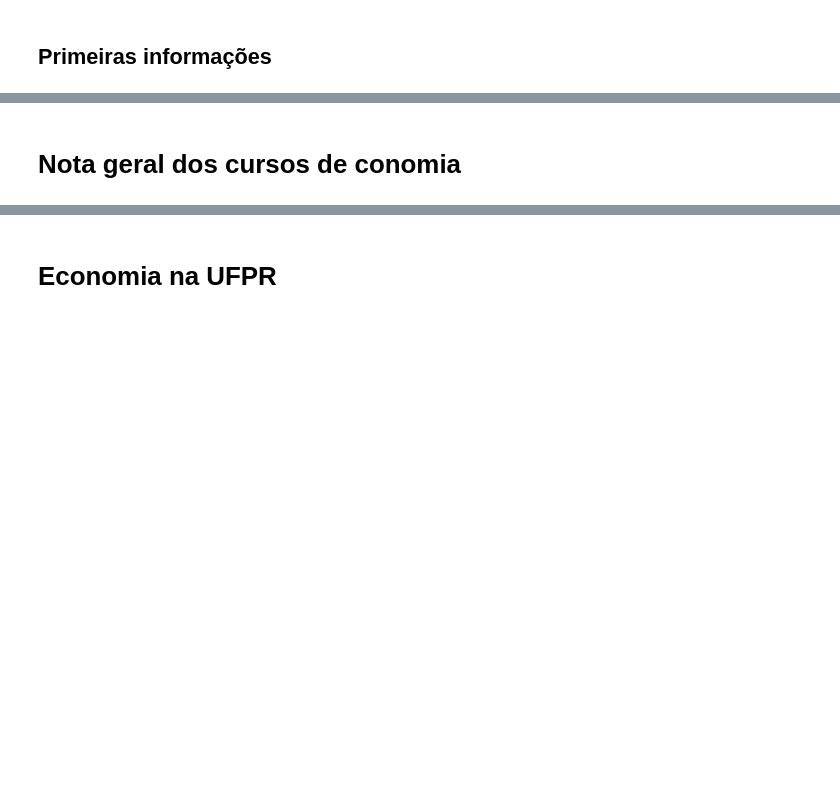
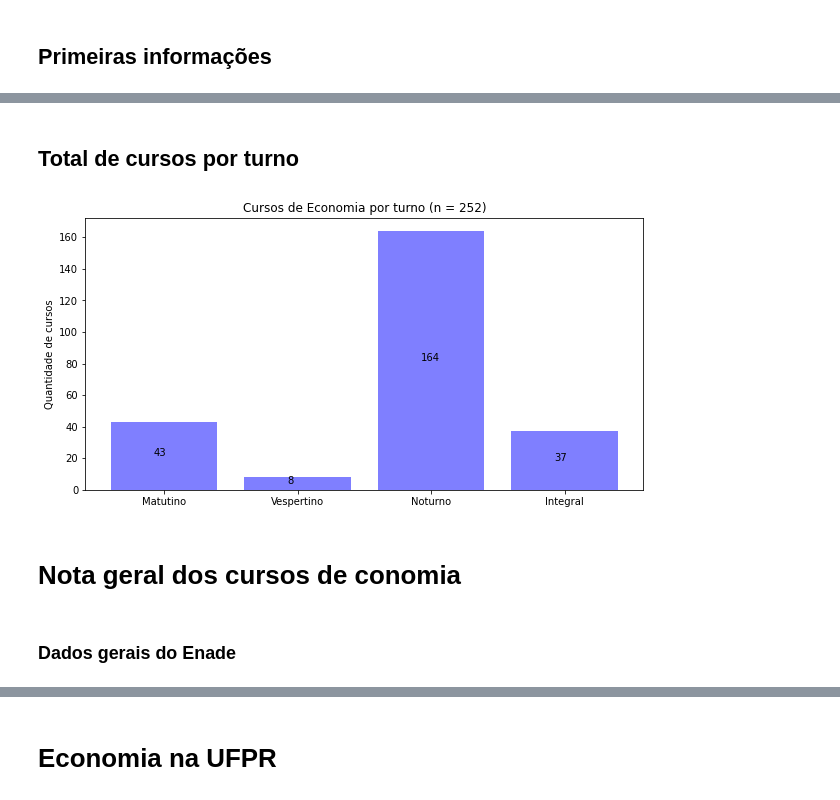
Before and after one commit to AcacioTelechi/estudo-ENADE, a Jupyter notebook: main.ipynb, the cells around one changed output, grey strips where cells are left out. Saved outputs shown, nothing was run; the diff lists cells and outputs as text; code cells hidden in the pictures; blank space fills up the shorter version.

```diff
--- a/main.ipynb
+++ b/main.ipynb
@@ -76,2 +92,25 @@ Total de cursos de economia noturno: 164
+# %% [markdown]
+## Total de cursos por turno
+# %%
+tot_cursos_economia_integral = len(df_economia[df_economia['turno'] == "Integral"]['CO_CURSO'].unique())
+tot_cursos_economia_matutino = len(df_economia[df_economia['turno'] == "Matutino"]['CO_CURSO'].unique())
+tot_cursos_economia_vespertino = len(df_economia[df_economia['turno'] == "Vespertino"]['CO_CURSO'].unique())
+tot_cursos_economia_noturno = len(df_economia[df_economia['turno'] == "Noturno"]['CO_CURSO'].unique())
+
+data = [tot_cursos_economia_matutino, tot_cursos_economia_vespertino, tot_cursos_economia_noturno, tot_cursos_economia_integral]
+x = ['Matutino', 'Vespertino', 'Noturno', 'Integral']
+
+fig, ax = plt.subplots()
+ax.bar(x, data, color="blue", alpha=0.5)
+for i, d in enumerate(data):
+    ax.text(i - .08, d / 2, str(d), color='black')
+fig.set_size_inches(10, 5)
+plt.title("Cursos de Economia por turno (n = 252)")
+plt.ylabel("Quantidade de cursos")
+plt.show()
+# %% [output]
+[figure, added]
 # %% [markdown]
 # Nota geral dos cursos de conomia
+# %% [markdown]
+### Dados gerais do Enade
```
Also changed, not shown: parts of 18 cells of this notebook, 3 other files.
